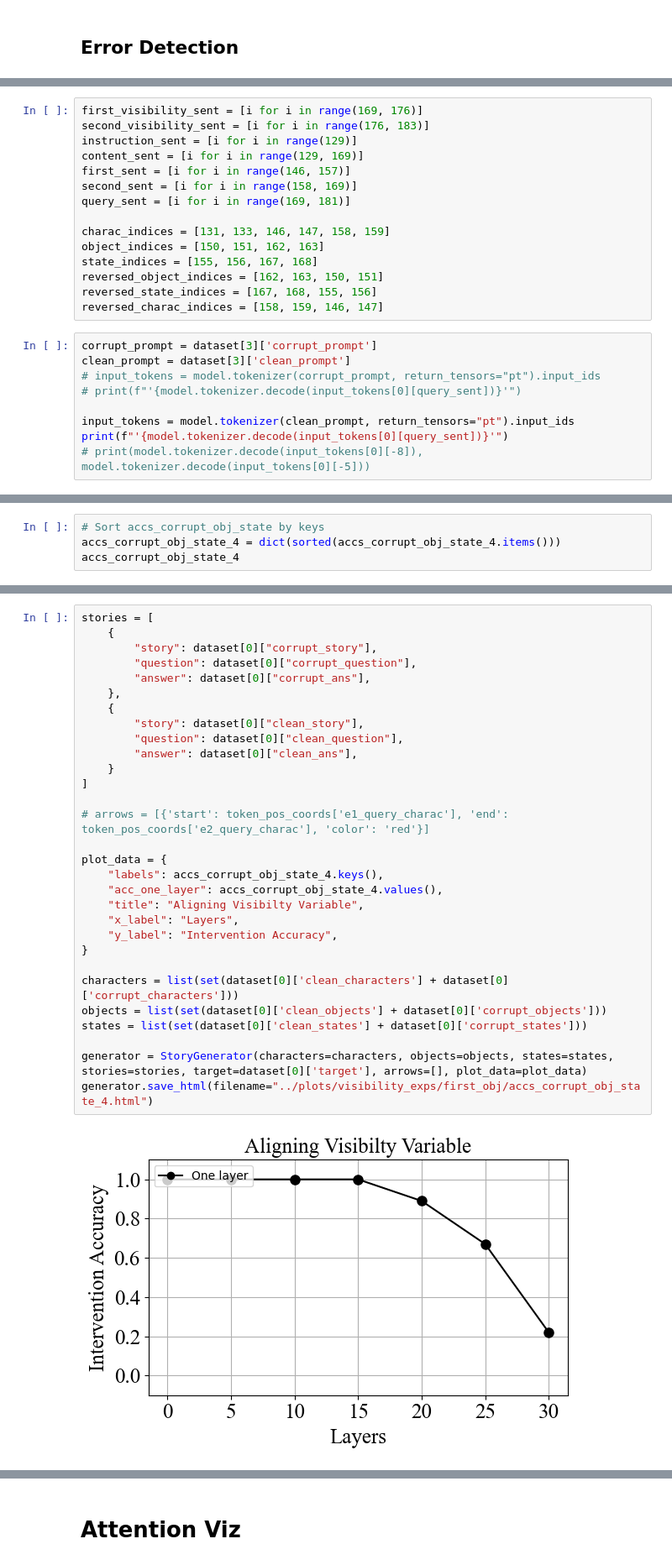
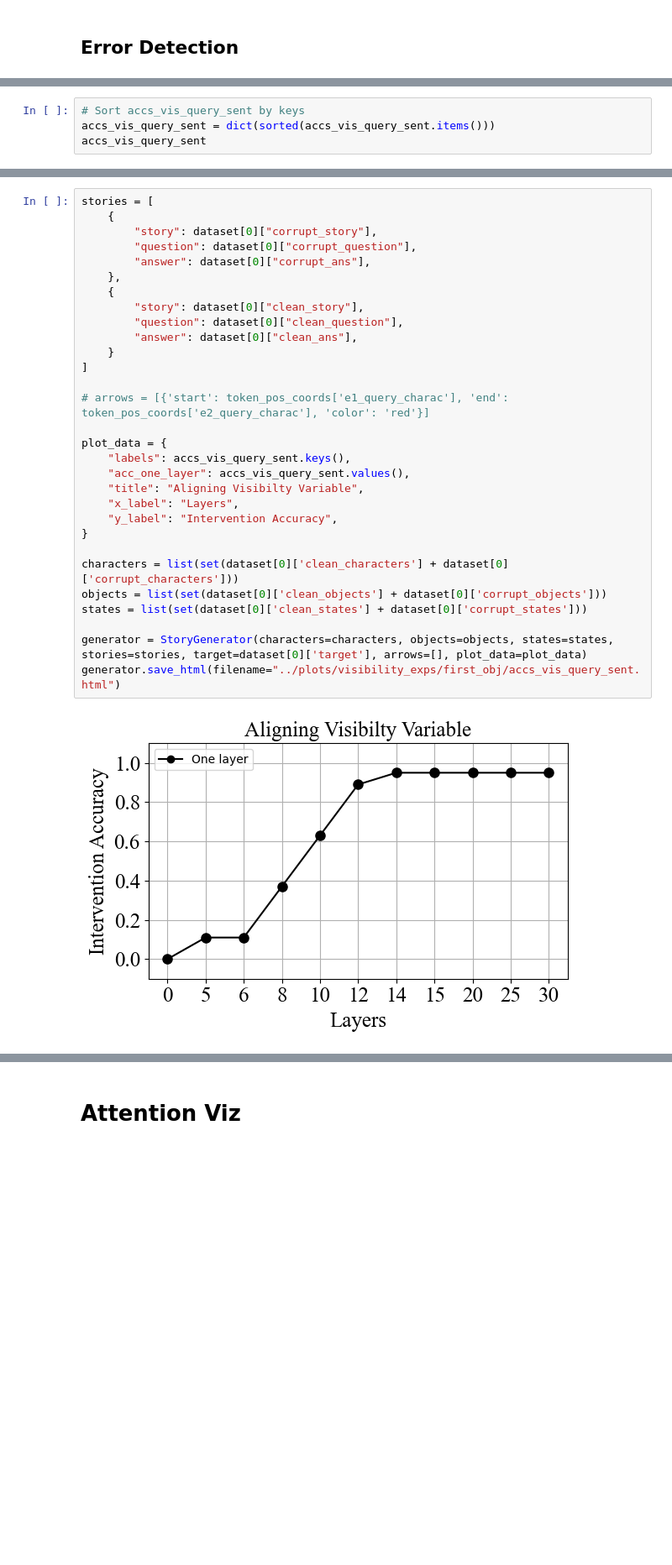
Before and after one commit to umango101/belief_tracking, a Jupyter notebook: notebooks/visibility.ipynb, the cells around one changed output, grey strips where cells are left out. Shown at 84% size. Cells and saved outputs as stored; diff of their text form; blank space fills up the shorter version.

Commit message:
Analysing Visibility ID

```diff
--- a/notebooks/visibility.ipynb
+++ b/notebooks/visibility.ipynb
@@ -1782,24 +357,0 @@ Clean: unknown | Corrupt: tea
-# %%
-first_visibility_sent = [i for i in range(169, 176)]
-second_visibility_sent = [i for i in range(176, 183)]
-instruction_sent = [i for i in range(129)]
-content_sent = [i for i in range(129, 169)]
-first_sent = [i for i in range(146, 157)]
-second_sent = [i for i in range(158, 169)]
-query_sent = [i for i in range(169, 181)]
-
-charac_indices = [131, 133, 146, 147, 158, 159]
-object_indices = [150, 151, 162, 163]
-state_indices = [155, 156, 167, 168]
-reversed_object_indices = [162, 163, 150, 151]
-reversed_state_indices = [167, 168, 155, 156]
-reversed_charac_indices = [158, 159, 146, 147]
-# %%
-corrupt_prompt = dataset[3]['corrupt_prompt']
-clean_prompt = dataset[3]['clean_prompt']
-# input_tokens = model.tokenizer(corrupt_prompt, return_tensors="pt").input_ids
-# print(f"'{model.tokenizer.decode(input_tokens[0][query_sent])}'")
-
-input_tokens = model.tokenizer(clean_prompt, return_tensors="pt").input_ids
-print(f"'{model.tokenizer.decode(input_tokens[0][query_sent])}'")
-# print(model.tokenizer.decode(input_tokens[0][-8]), model.tokenizer.decode(input_tokens[0][-5]))
@@ -1888,5 +400,5 @@ Layer: 29 | Accuracy: 0.33
 # %%
-# Sort accs_corrupt_obj_state by keys
-accs_corrupt_obj_state_4 = dict(sorted(accs_corrupt_obj_state_4.items()))
-accs_corrupt_obj_state_4
+# Sort accs_vis_query_sent by keys
+accs_vis_query_sent = dict(sorted(accs_vis_query_sent.items()))
+accs_vis_query_sent
 # %% [output]
@@ -1896,32 +416,32 @@ accs_corrupt_obj_state_4
 # %%
 stories = [
     {
         "story": dataset[0]["corrupt_story"],
         "question": dataset[0]["corrupt_question"],
         "answer": dataset[0]["corrupt_ans"],
     },
     {
         "story": dataset[0]["clean_story"],
         "question": dataset[0]["clean_question"],
         "answer": dataset[0]["clean_ans"],
     }
 ]
 
 # arrows = [{'start': token_pos_coords['e1_query_charac'], 'end': token_pos_coords['e2_query_charac'], 'color': 'red'}]
 
 plot_data = {
-    "labels": accs_corrupt_obj_state_4.keys(),
-    "acc_one_layer": accs_corrupt_obj_state_4.values(),
+    "labels": accs_vis_query_sent.keys(),
+    "acc_one_layer": accs_vis_query_sent.values(),
     "title": "Aligning Visibilty Variable",
     "x_label": "Layers",
     "y_label": "Intervention Accuracy",
 }
 
 characters = list(set(dataset[0]['clean_characters'] + dataset[0]['corrupt_characters']))
 objects = list(set(dataset[0]['clean_objects'] + dataset[0]['corrupt_objects']))
 states = list(set(dataset[0]['clean_states'] + dataset[0]['corrupt_states']))
 
 generator = StoryGenerator(characters=characters, objects=objects, states=states, stories=stories, target=dataset[0]['target'], arrows=[], plot_data=plot_data)
-generator.save_html(filename="../plots/visibility_exps/first_obj/accs_corrupt_obj_state_4.html")
+generator.save_html(filename="../plots/visibility_exps/first_obj/accs_vis_query_sent.html")
 # %% [output]
-[figure, old version]
+[figure, new version]
```
Also changed, not shown: parts of 124 cells of this notebook, 7 other files.
